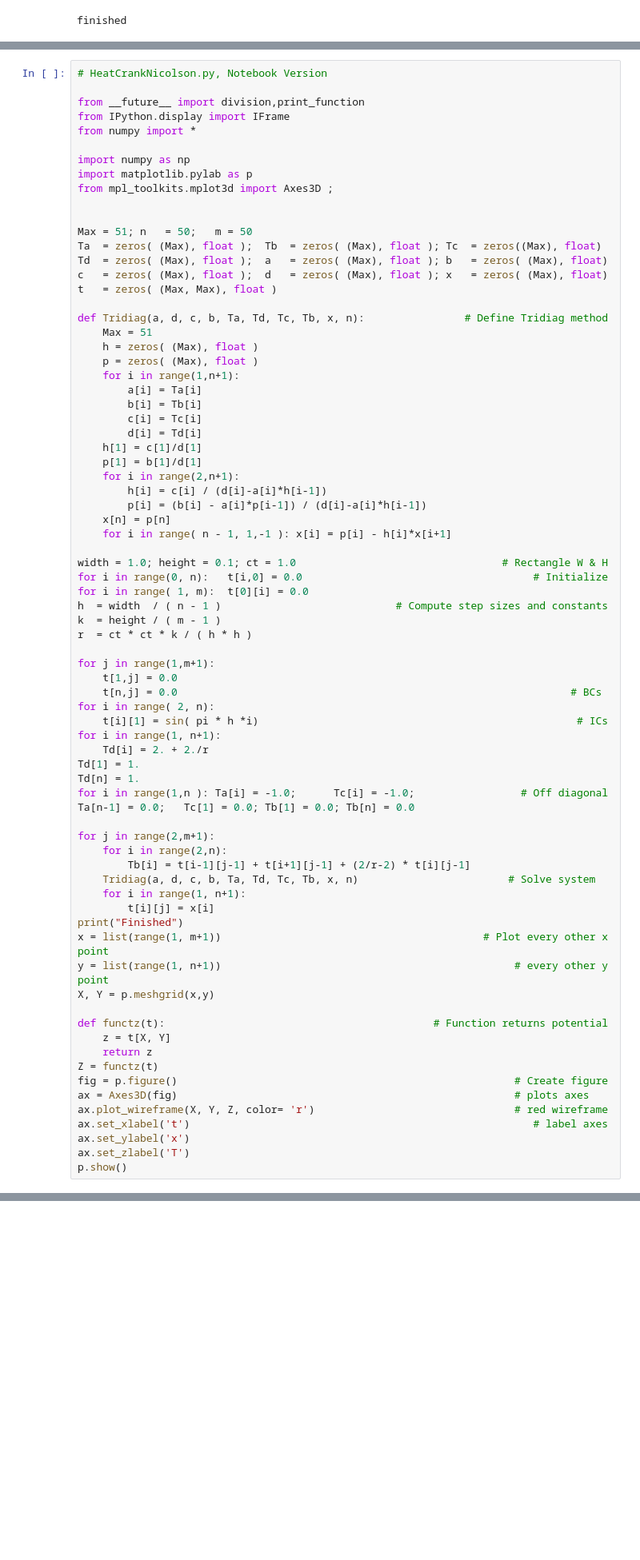
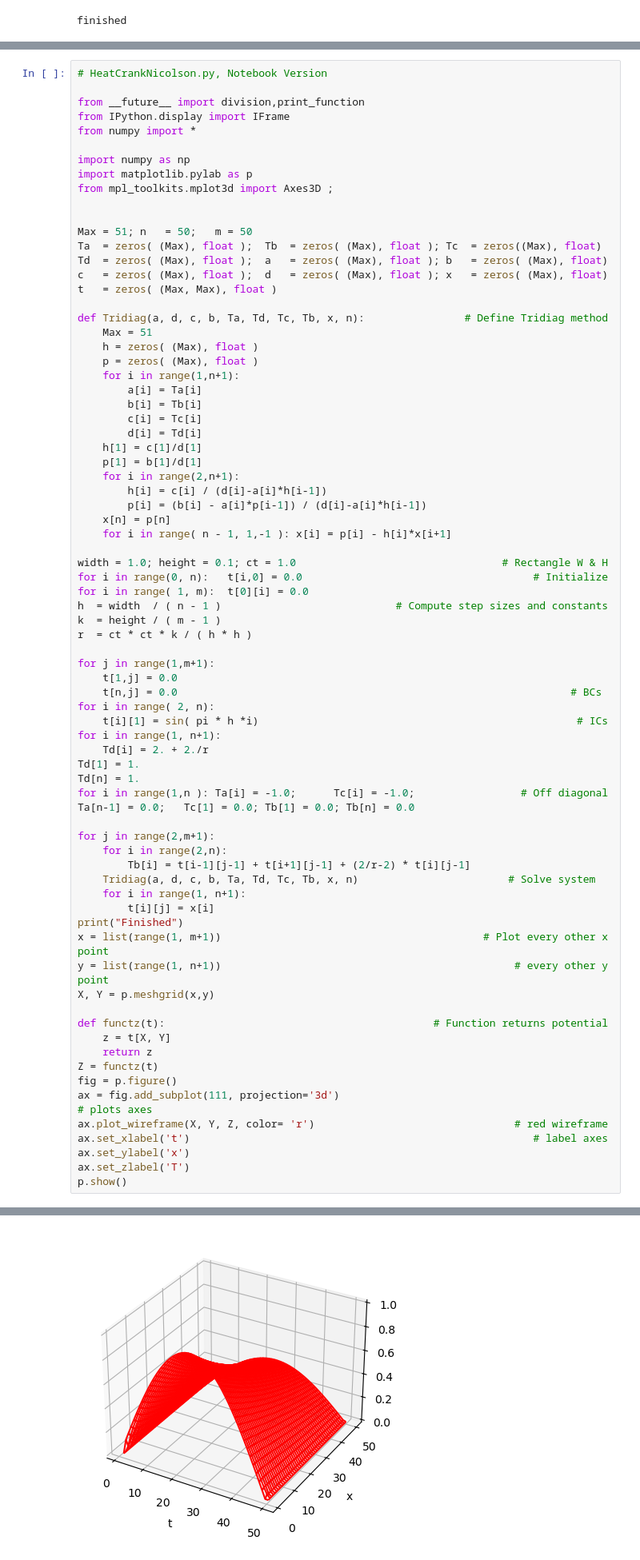
Before and after one commit to Physics-is-awesome/Intro_comp_phys, a Jupyter notebook: extra_stuff/CP20.ipynb, the cells around one changed output, grey strips where cells are left out. Shown at 80% size. Saved outputs shown, nothing was run; the diff lists cells and outputs as text; blank space fills up the shorter version.

```diff
--- a/extra_stuff/CP20.ipynb
+++ b/extra_stuff/CP20.ipynb
@@ -866,10 +866,11 @@ def functz(t):                                           # Function returns pote
     z = t[X, Y]
     return z
 Z = functz(t)
-fig = p.figure()                                                      # Create figure
-ax = Axes3D(fig)                                                      # plots axes
+fig = p.figure()
+ax = fig.add_subplot(111, projection='3d')                                                      # plots axes
 ax.plot_wireframe(X, Y, Z, color= 'r')                                # red wireframe
 ax.set_xlabel('t')                                                       # label axes
 ax.set_ylabel('x')
 ax.set_zlabel('T')
 p.show()
+# %% [output]
@@ -876,3 +878,4 @@ p.show()
+[figure, added]
 # %% [markdown]
 ### 20.4.2  Crank-Nicolson Implementation, Assessment<a id="20.4.2"></a>
 
```
Also changed, not shown: parts of 1 cell of this notebook, 14 other files.
